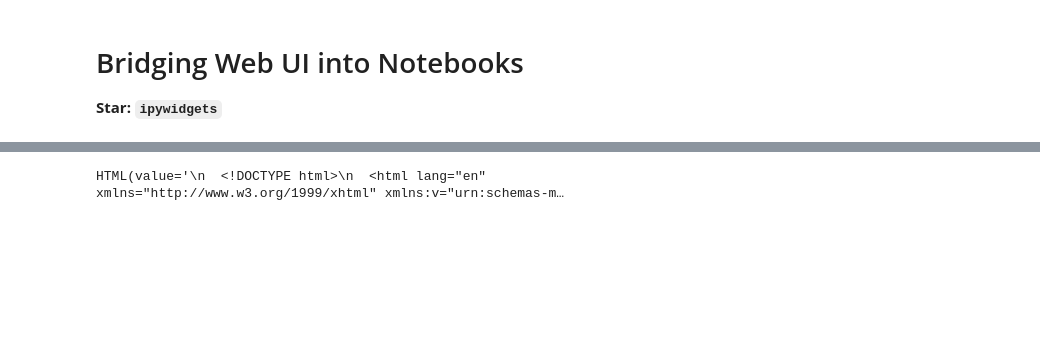
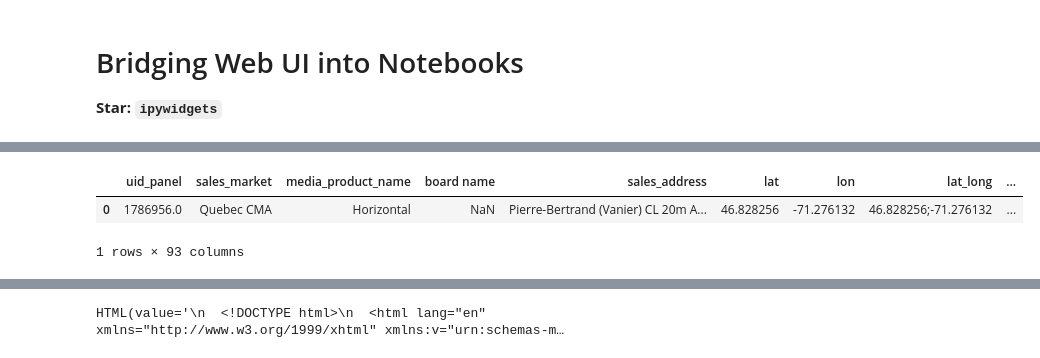
Before and after one commit to EQWorks/python-curriculum, a Jupyter notebook: data-analysis/10-bridging-web-ui-to-notebook.ipynb, the cells around one changed output, grey strips where cells are left out. Cells and saved outputs as stored; diff of their text form; code cells hidden in the pictures; blank space fills up the shorter version.

```diff
--- a/data-analysis/10-bridging-web-ui-to-notebook.ipynb
+++ b/data-analysis/10-bridging-web-ui-to-notebook.ipynb
@@ -64,0 +30,23 @@ import ipywidgets as widgets
+# %%
+# Enter the file path to any index file
+df = pd.read_csv('../../../Downloads/MM-ASP-Astral-SPUD-fyzt8738hx210315_igps19n2-ll.csv')
+
+
+# Dataframe clean up
+df = df.rename(columns={'day_of_week':'DoW',
+                        'long':'lon',
+                        'audience_composition':'audComp',
+                       'bell_mobile_device_match_rate':'bellMobileDeviceMatchRate'})
+
+# Remove non-integer characters to use value for popup in Maps
+df['audComp'] = df['audComp'].str.replace('%', '').astype(float)
+df['index'] =df['index'].str.replace('%', '').astype(float)
+
+# Condense Index values to average over all hours
+df['AC'] = df[[s for s in df.columns if 'AC' in s]].mean(axis=1)
+df['AD'] = df[[s for s in df.columns if 'AD' in s]].mean(axis=1)
+df['I'] = df[[s for s in df.columns if 'I' in s]].mean(axis=1)
+# %% [output]
+|  | uid_panel | sales_market | media_product_name | board name | sales_address | lat | lon | lat_long | ... |
+| 0 | 1786956.0 | Quebec CMA | Horizontal | NaN | Pierre-Bertrand (Vanier) CL 20m A... | 46.828256 | -71.276132 | 46.828256;-71.276132 | ... |
+1 rows × 93 columns
```
Also changed, not shown: parts of 18 cells of this notebook, 1 other file.
